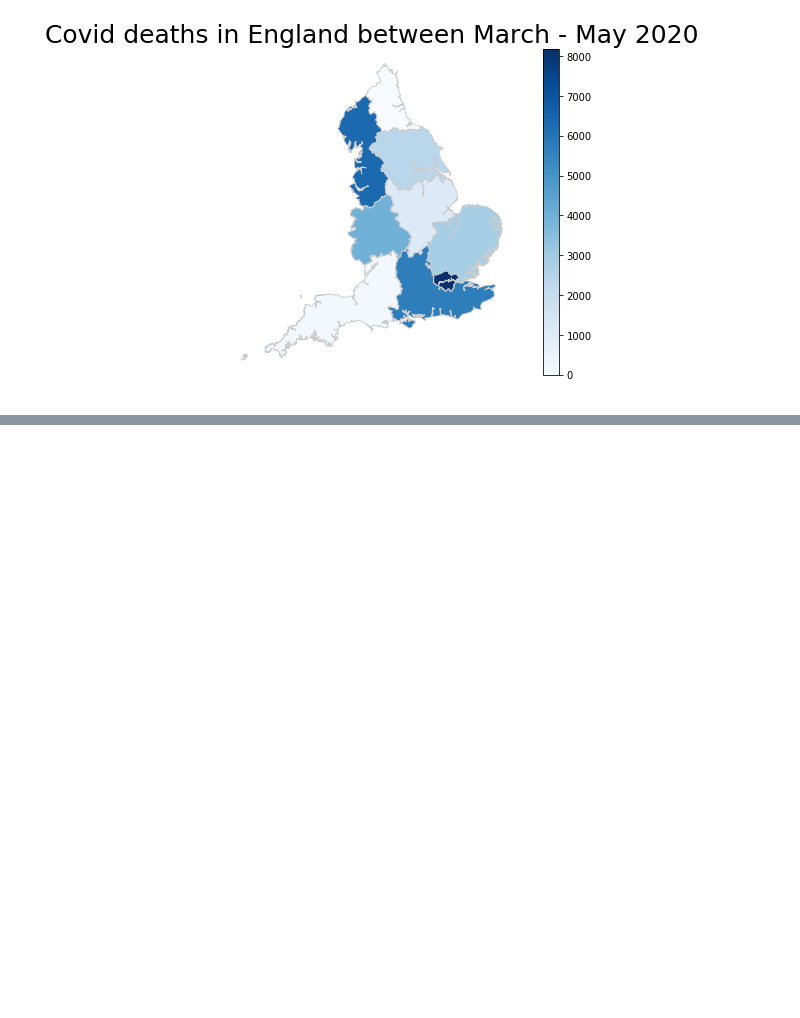
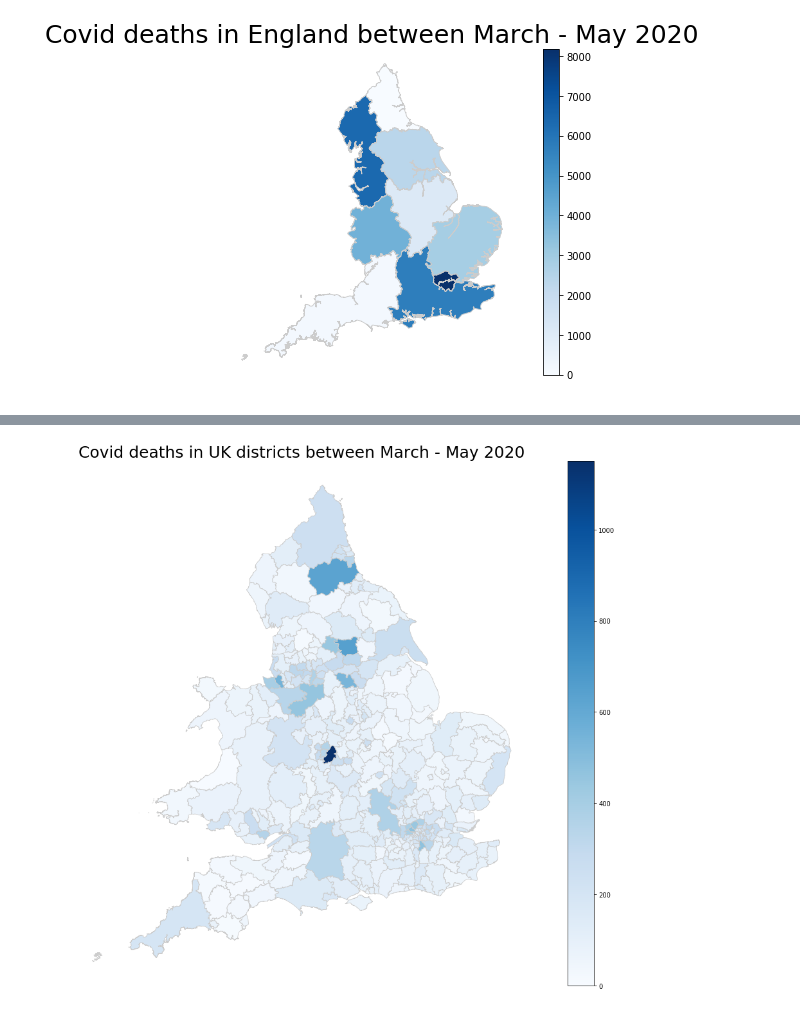
Before and after one commit to harjeetkalsi/Solirius-data-hackday, a Jupyter notebook: initial_analysis.ipynb, the cells around one changed output, grey strips where cells are left out. Cells and saved outputs as stored; diff of their text form; code cells hidden in the pictures; blank space fills up the shorter version.

```diff
--- a/initial_analysis.ipynb
+++ b/initial_analysis.ipynb
@@ -284,0 +320,20 @@ Loading BokehJS ...
+# %%
+# set a variable that will call whatever column we want to visualise on the map
+deaths = "Deaths"
+# set the range for the choropleth
+vmin, vmax = 0, merged_districts["Deaths"].max()
+# create figure and axes for Matplotlib
+fig, ax = plt.subplots(1, figsize=(20, 15))
+# create map
+merged_districts.plot(column=deaths, cmap="Blues", linewidth=0.8, ax=ax, edgecolor="0.8")
+ax.axis("off")
+ax.set_title("Covid deaths in UK districts between March - May 2020", fontdict={"fontsize": "25", "fontweight" : "3"})
+
+# Create colorbar as a legend
+sm = plt.cm.ScalarMappable(cmap="Blues", norm=plt.Normalize(vmin=vmin, vmax=vmax))
+# empty array for the data range
+sm._A = []
+# add the colorbar to the figure
+cbar = fig.colorbar(sm)
+# %% [output]
+[figure, added]
```
Also changed, not shown: parts of 10 cells of this notebook, 7 other files.
